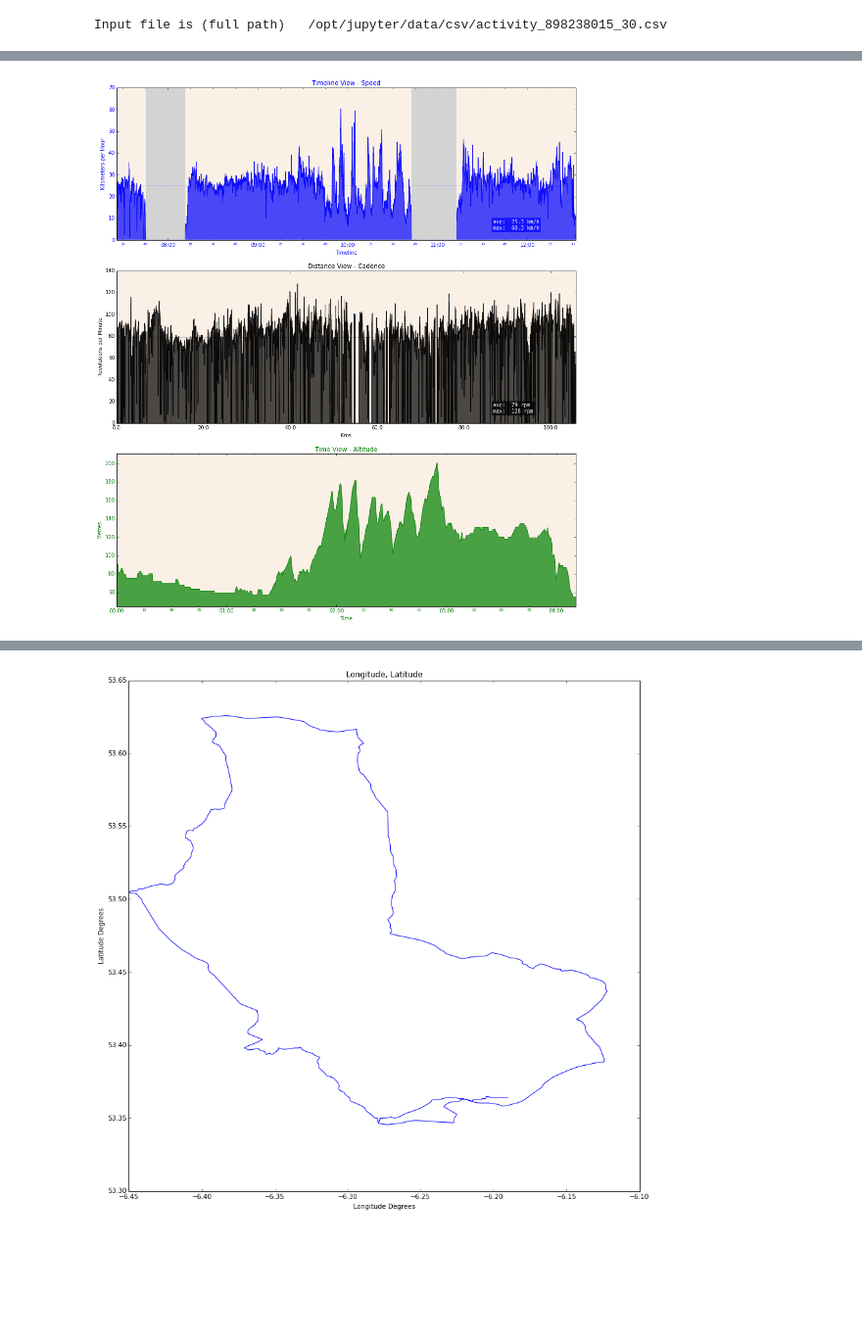
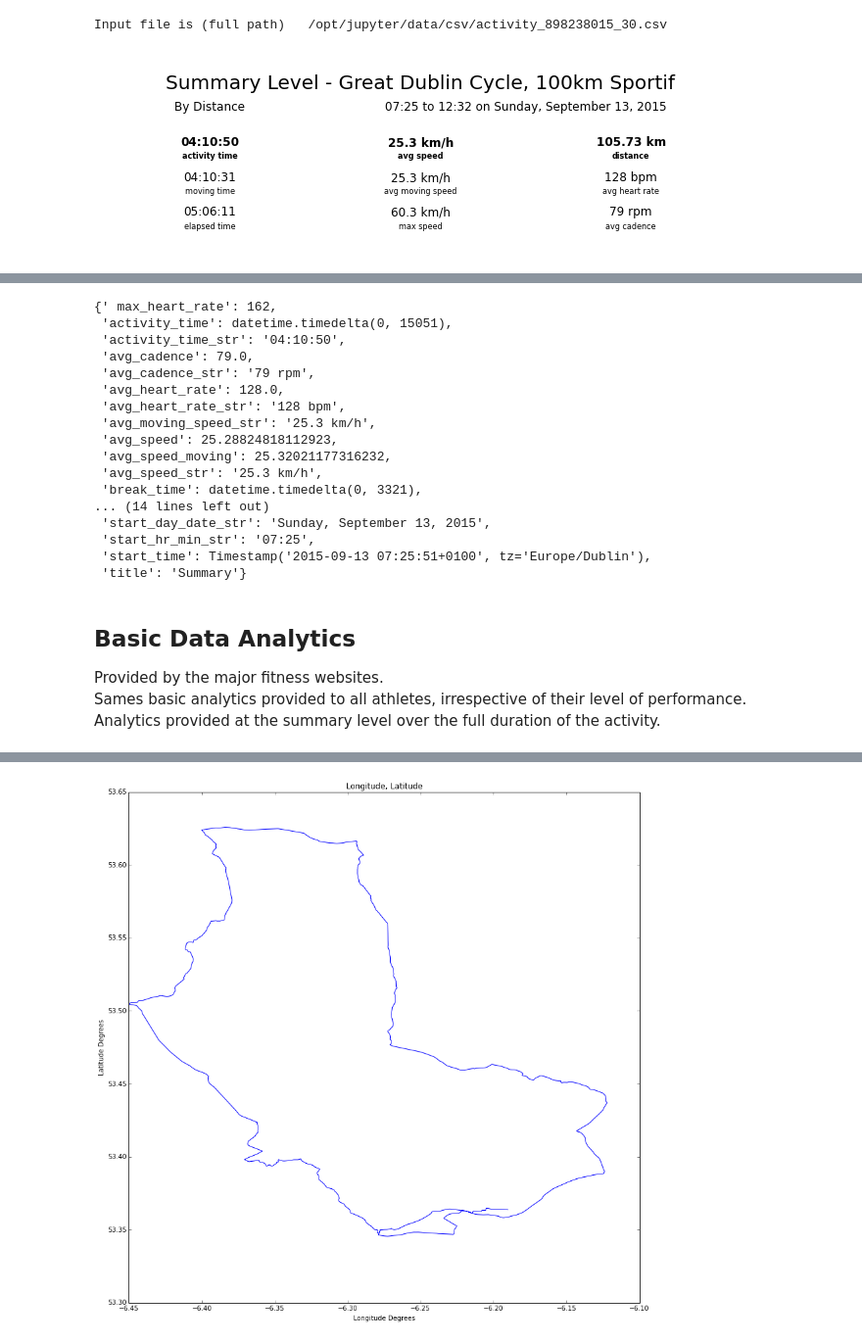
Before and after one commit to patclaffey/docker_jupyter, a Jupyter notebook: notebooks/Summary.ipynb, the cells around one changed output, grey strips where cells are left out. Shown at 98% size. Cells and saved outputs as stored; diff of their text form; code cells hidden in the pictures; blank space fills up the shorter version.

```diff
--- a/notebooks/Summary.ipynb
+++ b/notebooks/Summary.ipynb
@@ -3,12 +3,18 @@
 %run source/admin_garmin
 %run source/admin_axes
 %run source/admin_header
+%run source/admin_segments
 import warnings
 warnings.filterwarnings('ignore')
+print ("Input file is (full path)  ", input_file_path)
+# %% [output]
+Input file is (full path)   /opt/jupyter/data/csv/activity_898238015_30.csv
-# %%
-print ("Input file is (full path)  ", input_file_path)
-# %% [output]
-Input file is (full path)   /opt/jupyter/data/csv/activity_898238015_30.csv
+# %%
+fig, axes = plt.subplots(nrows=1, ncols=1,  figsize=(11, 3.2))
+
+create_header(axes, sum_metrics, "Summary Level - Great Dublin Cycle, 100km Sportif", "By Distance")
+# %% [output]
+[figure, added]
 # %%
 df.head()
 # %% [output]
@@ -28,22 +34,3 @@ df_moving.head()
 | 2 | 2015-09-13 07:25:55+01:00 | 88.520003 | 82 | 23.474000 | 105 | 53.363750 | -6.190451 | 0 | False | ... |
 | 3 | 2015-09-13 07:25:56+01:00 | 90.800003 | 83 | 28.090000 | 106 | 53.363761 | -6.190519 | 5 | False | ... |
 | 4 | 2015-09-13 07:25:57+01:00 | 90.800003 | 84 | 34.740002 | 106 | 53.363779 | -6.190614 | 1 | False | ... |
-# %%
-fig, axes = plt.subplots(nrows=3, ncols=1,  figsize=(16, 20))
-
-#Speed over local time with breaks
-#plot_control = get_plot_controls('heart_rate', activity_title = 'Timeline View - Heart Rate',)
-plot_control = get_plot_controls('speed', activity_title = 'Timeline View - Speed',activity_xlabel = 'Timeline',)
-_ = plot_timeline(df, plot_control, axes[0])
-
-#Speed over distance
-#plot_control = get_plot_controls('heart_rate', activity_title = 'Distance View - Heart Rate',)
-plot_control = get_plot_controls('cadence', activity_title = 'Distance View - Cadence',activity_xlabel = 'Kms',)
-_ = plot_distance(df_moving, plot_control, axes[1])
-
-#Speed over activity time
-#plot_control = get_plot_controls('heart_rate', activity_title = 'Time View - Heart Rate',)
-plot_control = get_plot_controls('altitude', activity_title = 'Time View - Altitude',activity_xlabel = 'Time',)
-_ = plot_time(df_moving, plot_control, axes[2])
-# %% [output]
-[figure, removed]
@@ -50 +40,26 @@ _ = plot_time(df_moving, plot_control, axes[2])
+# %%
+sum_metrics
+# %% [output]
+{' max_heart_rate': 162,
+ 'activity_time': datetime.timedelta(0, 15051),
+ 'activity_time_str': '04:10:50',
+ 'avg_cadence': 79.0,
+ 'avg_cadence_str': '79 rpm',
+ 'avg_heart_rate': 128.0,
+ 'avg_heart_rate_str': '128 bpm',
+ 'avg_moving_speed_str': '25.3 km/h',
+ 'avg_speed': 25.28824818112923,
+ 'avg_speed_moving': 25.32021177316232,
+ 'avg_speed_str': '25.3 km/h',
+ 'break_time': datetime.timedelta(0, 3321),
+... (14 lines left out)
+ 'start_day_date_str': 'Sunday, September 13, 2015',
+ 'start_hr_min_str': '07:25',
+ 'start_time': Timestamp('2015-09-13 07:25:51+0100', tz='Europe/Dublin'),
+ 'title': 'Summary'}
+# %% [markdown]
+## Basic Data Analytics
+Provided by the major fitness websites.
+Sames basic analytics provided to all athletes, irrespective of their level of performance.
+Analytics provided at the summary level over the full duration of the activity.
 # %%
```
Also changed, not shown: parts of 27 cells of this notebook, 9 other files.
